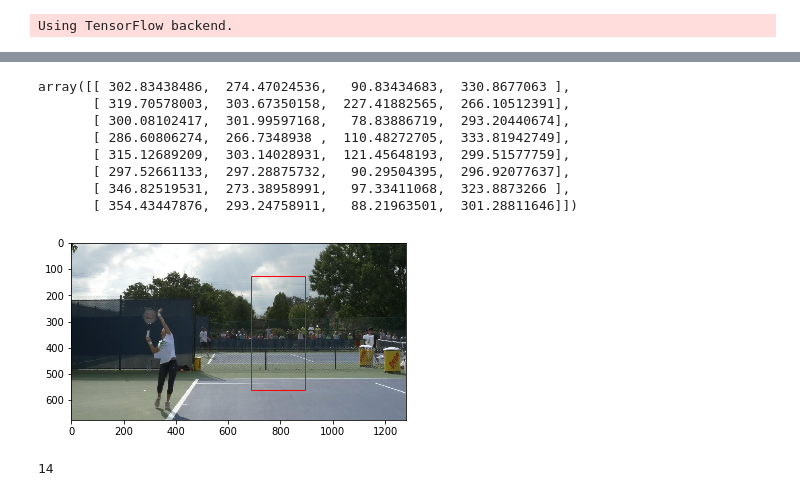
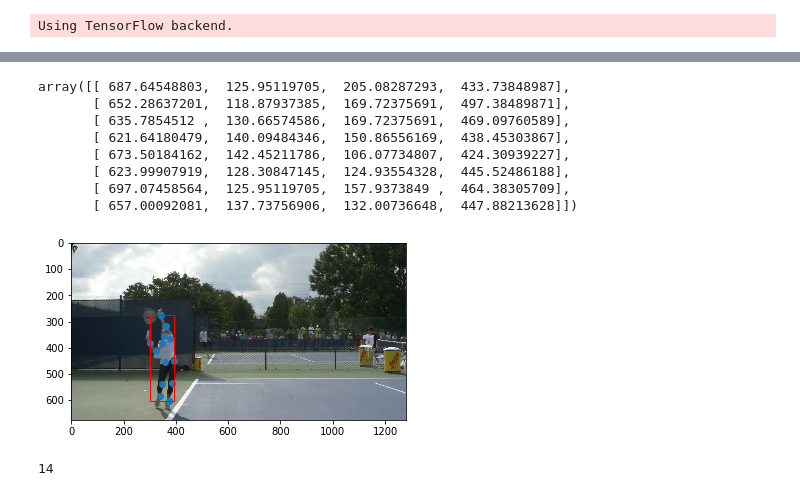
Before and after one commit to jarvislam1999/posewarp-cvpr2018, a Jupyter notebook: code/input_pose.ipynb, the cells around one changed output, grey strips where cells are left out. Saved outputs shown, nothing was run; the diff lists cells and outputs as text; code cells hidden in the pictures.

```diff
--- a/code/input_pose.ipynb
+++ b/code/input_pose.ipynb
@@ -21,4 +21,4 @@ from keras.optimizers import Adam
 # %% [output]
 Using TensorFlow backend.
 # %%
-vid_info_list = data_generation.make_vid_info_list('/mnt/data/jarvislam1999/posewarp-cvpr2018/data/train')
+vid_info_list = data_generation.make_vid_info_list('/mnt/data/jarvislam1999/posewarp-cvpr2018/data/test')
@@ -24,0 +54,7 @@ vid_info_list = data_generation.make_vid_info_list('/mnt/data/jarvislam1999/pose
+# %%
+# 1. choose random video.
+vid = np.random.choice(len(vid_info_list), 1)[0]
+
+vid_bbox = vid_info_list[vid][1]
+vid_x = vid_info_list[vid][2]
+vid_path = vid_info_list[vid][3]
@@ -24,0 +90,2 @@ vid_info_list = data_generation.make_vid_info_list('/mnt/data/jarvislam1999/pose
+# %%
+img_01 = Image.open(vid_path + '/1.jpg')
@@ -25,13 +94,11 @@ vid_info_list = data_generation.make_vid_info_list('/mnt/data/jarvislam1999/pose
 # %%
 vid_info_list[0][1]
 # %% [output]
-array([[ 302.83438486,  274.47024536,   90.83434683,  330.8677063 ],
-       [ 319.70578003,  303.67350158,  227.41882565,  266.10512391],
-       [ 300.08102417,  301.99597168,   78.83886719,  293.20440674],
-       [ 286.60806274,  266.7348938 ,  110.48272705,  333.81942749],
-       [ 315.12689209,  303.14028931,  121.45648193,  299.51577759],
-       [ 297.52661133,  297.28875732,   90.29504395,  296.92077637],
-       [ 346.82519531,  273.38958991,   97.33411068,  323.8873266 ],
-       [ 354.43447876,  293.24758911,   88.21963501,  301.28811646]])
+array([[ 687.64548803,  125.95119705,  205.08287293,  433.73848987],
+       [ 652.28637201,  118.87937385,  169.72375691,  497.38489871],
+       [ 635.7854512 ,  130.66574586,  169.72375691,  469.09760589],
+       [ 621.64180479,  140.09484346,  150.86556169,  438.45303867],
+       [ 673.50184162,  142.45211786,  106.07734807,  424.30939227],
+       [ 623.99907919,  128.30847145,  124.93554328,  445.52486188],
+       [ 697.07458564,  125.95119705,  157.9373849 ,  464.38305709],
+       [ 657.00092081,  137.73756906,  132.00736648,  447.88213628]])
-# %%
-img_01 = Image.open('/mnt/data/jarvislam1999/posewarp-cvpr2018/data/train/frames/Flavia Pennetta in 4k/1.jpg')
@@ -40,19 +105,23 @@ img_01 = np.array(img_01, dtype=np.uint8)
 # %%
 # Create figure and axes
 fig,ax = plt.subplots(1)
 
 # Display the image
 ax.imshow(img_01)
 
 # Create a Rectangle patch
-rect = patches.Rectangle((687.64548803,125.95119705),205.08287293,433.73848987,linewidth=1,edgecolor='r',facecolor='none')
+rect = patches.Rectangle((vid_info_list[0][1][0][0],\
+                          vid_info_list[0][1][0][1]),\
+                         vid_info_list[0][1][0][2],\
+                         vid_info_list[0][1][0][3],linewidth=1,edgecolor='r',facecolor='none')
 
 # Add the patch to the Axes
 ax.add_patch(rect)
+plt.scatter(vid_x[:,0,0], vid_x[:,1,0])
 
 plt.show()
 # %% [output]
-[figure, old version]
+[figure, new version]
 # %%
 len(vid_info_list[0][2])
 # %% [output]
```
Also changed, not shown: parts of 9 cells of this notebook, 2 other files.
